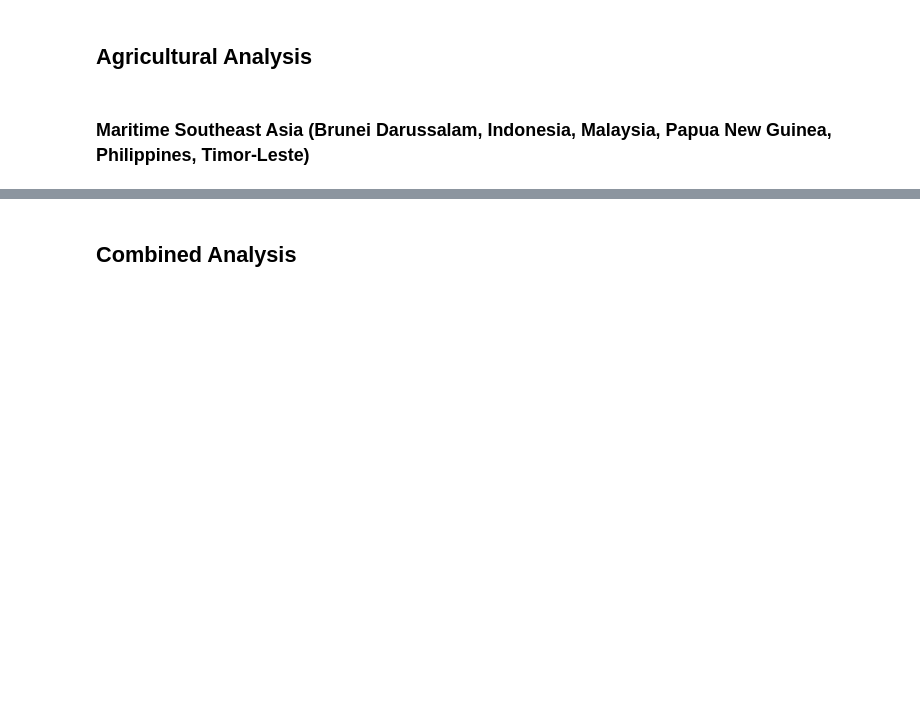
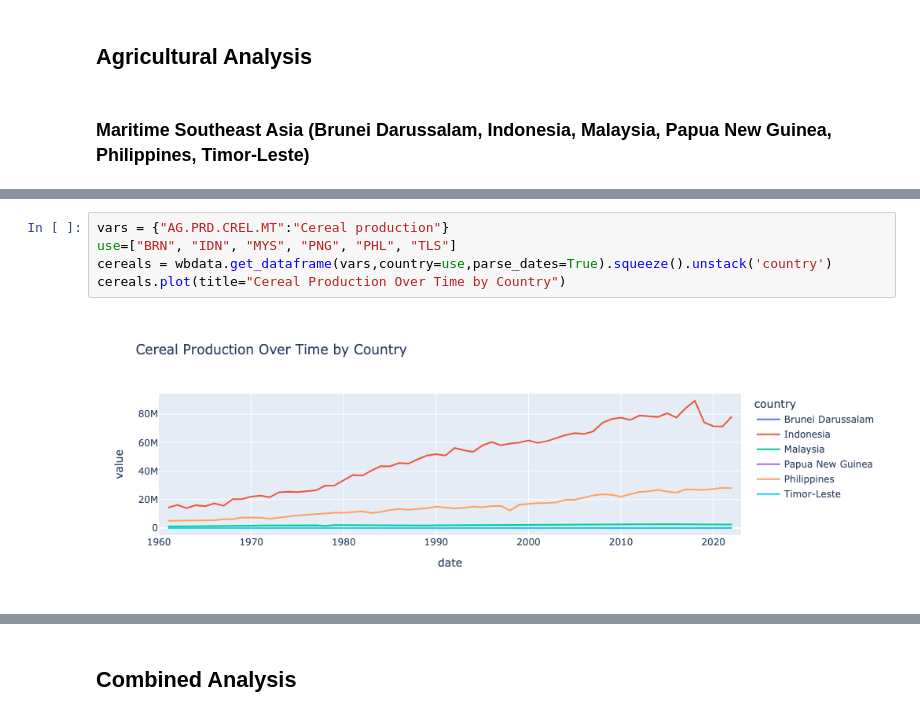
Before and after one commit to eitrager/eep153project, a Jupyter notebook: PopTemplate-MSEA.ipynb, the cells around one changed output, grey strips where cells are left out. Cells and saved outputs as stored; diff of their text form; blank space fills up the shorter version.

```diff
--- a/PopTemplate-MSEA.ipynb
+++ b/PopTemplate-MSEA.ipynb
@@ -342,0 +499,7 @@ overlay_rural_urban_region(MSEA_pop)
+# %%
+vars = {"AG.PRD.CREL.MT":"Cereal production"}
+use=["BRN", "IDN", "MYS", "PNG", "PHL", "TLS"]
+cereals = wbdata.get_dataframe(vars,country=use,parse_dates=True).squeeze().unstack('country')
+cereals.plot(title="Cereal Production Over Time by Country")
+# %% [output]
+[figure, added]
```
Also changed, not shown: parts of 33 cells of this notebook, 3 other files.
